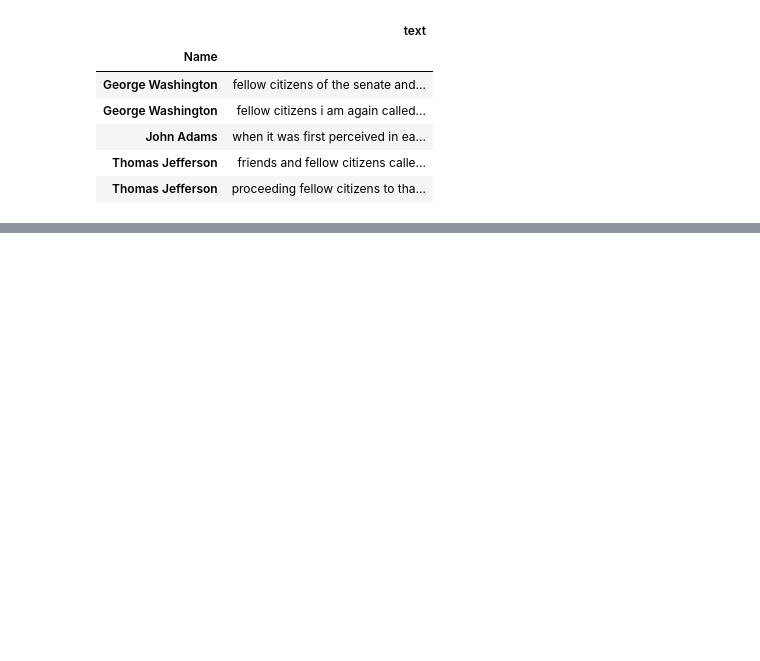
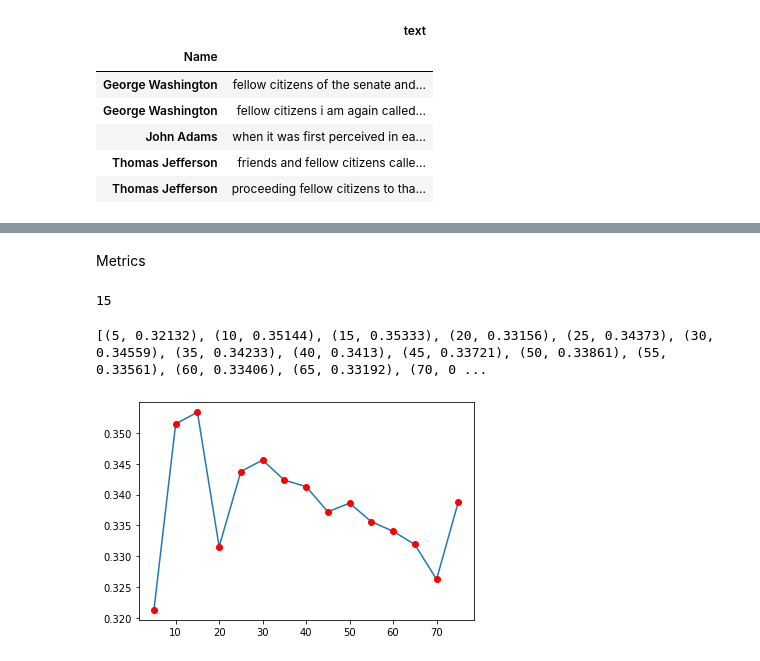
Before and after one commit to aaprasad/DSC210-FA22-Final-Project, a Jupyter notebook: president_nmf.ipynb, the cells around one changed output, grey strips where cells are left out. Drawn from its saved outputs; the diff is of its cells as text; code cells hidden in the pictures; blank space fills up the shorter version.

Commit message:
With Coherence score with the help of gensim

```diff
--- a/president_nmf.ipynb
+++ b/president_nmf.ipynb
@@ -218,0 +218,74 @@ micah, dream, strength, thee, built
+# %% [markdown]
+Metrics
+# %%
+from gensim.models.coherencemodel import CoherenceModel
+from gensim.corpora import Dictionary
+from gensim.models.nmf import Nmf
+from operator import itemgetter
+
+
+texts = raw_data_df['lemmatized_tok_txt_wo_stopwords'].apply(lambda x : x.split(' '))
+# Create hashmap between words and integer ids
+dictionary = Dictionary(texts)
+
+# Filter out extremes to limit the number of features
+dictionary.filter_extremes(no_below=3,
+                          no_above=0.9,
+                          keep_n=5000)
+
+# Create the bag-of-words format (list of (token_id, token_count))
+corpus = [dictionary.doc2bow(text) for text in texts]
+
+# Create a list of the topic numbers we want to try
+topic_nums = list(np.arange(5, 75 + 1, 5))
+
+# Run the nmf model and calculate the coherence score
+# for each number of topics
+coherence_scores = []
+
+for num in topic_nums:
+    nmf = Nmf(
+        corpus=corpus,
+        num_topics=num,
+        id2word=dictionary,
+        chunksize=2000,
+        passes=5,
+        kappa=.1,
+        minimum_probability=0.01,
+        w_max_iter=300,
+        w_stop_condition=0.0001,
+        h_max_iter=100,
+        h_stop_condition=0.001,
+        eval_every=10,
+        normalize=True,
+        random_state=42
+    )
+
+    cm = CoherenceModel(
+            model=nmf,
+            texts=texts,
+            dictionary=dictionary,
+            coherence='c_v'
+        )
+
+    coherence_scores.append(round(cm.get_coherence(), 5))
+
+  # Get the number of topics with the highest coherence score
+scores = list(zip(topic_nums, coherence_scores))
+best_num_topics = sorted(scores, key=itemgetter(1), reverse=True)[0][0]
+
+print(best_num_topics)
+# %% [output]
+15
+# %%
+print(scores)
+import matplotlib.pyplot as plt
+x_val = [x[0] for x in scores]
+y_val = [x[1] for x in scores]
+
+plt.plot(x_val,y_val)
+plt.plot(x_val,y_val,'or')
+plt.show()
+# %% [output]
+[(5, 0.32132), (10, 0.35144), (15, 0.35333), (20, 0.33156), (25, 0.34373), (30, 0.34559), (35, 0.34233), (40, 0.3413), (45, 0.33721), (50, 0.33861), (55, 0.33561), (60, 0.33406), (65, 0.33192), (70, 0 ...
+[figure, added]
```
Also changed, not shown: parts of 7 cells of this notebook.
